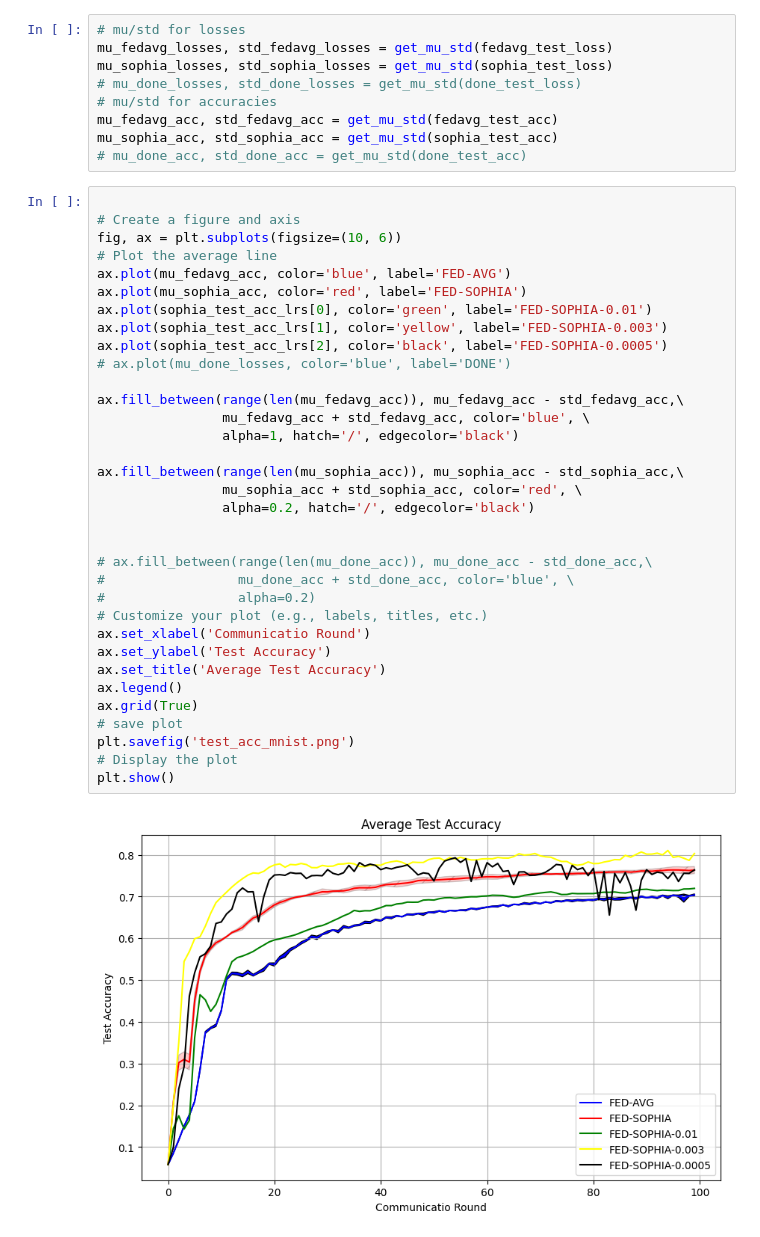
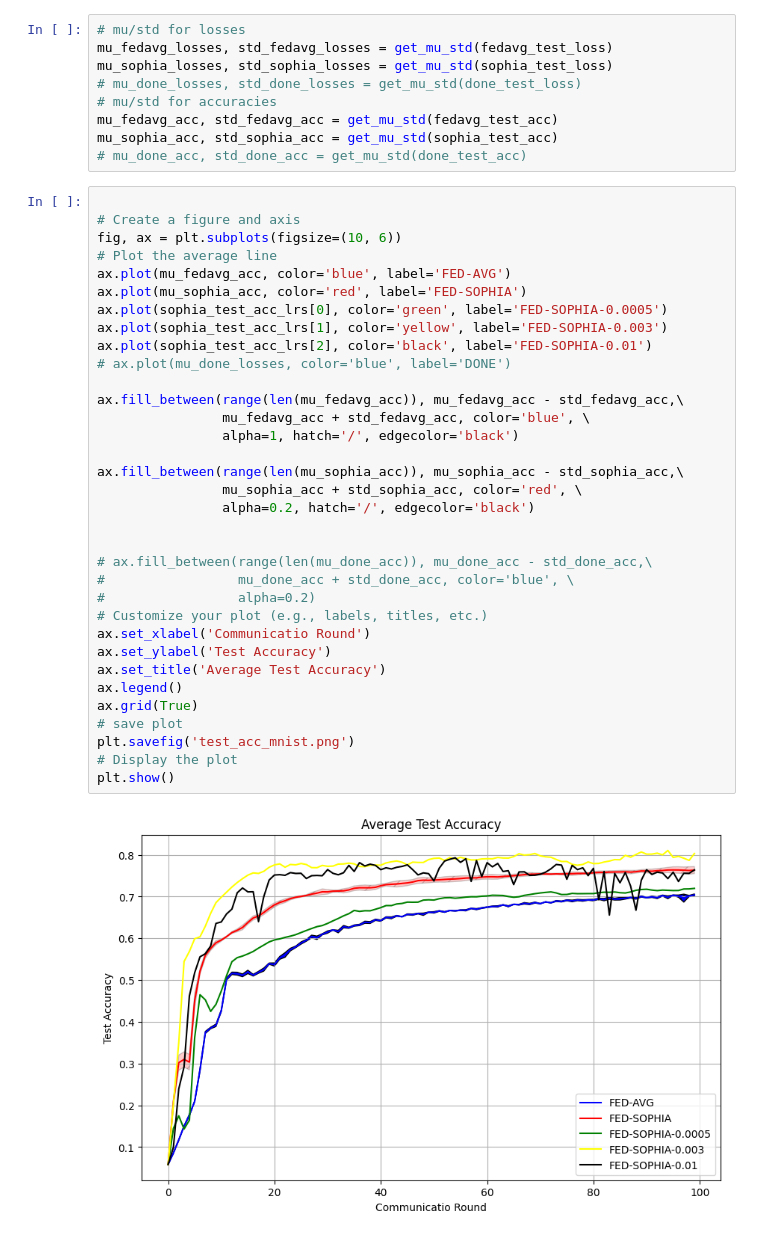
Before and after one commit to Ahmed-Khaled-Saleh/Fed-Sophia-pytorch, a Jupyter notebook: RESULTS.ipynb, the cells around one changed output. Saved outputs shown, nothing was run; the diff lists cells and outputs as text.

```diff
--- a/RESULTS.ipynb
+++ b/RESULTS.ipynb
@@ -244,33 +256,33 @@ mu_sophia_acc, std_sophia_acc = get_mu_std(sophia_test_acc)
 fig, ax = plt.subplots(figsize=(10, 6))
 # Plot the average line
 ax.plot(mu_fedavg_acc, color='blue', label='FED-AVG')
 ax.plot(mu_sophia_acc, color='red', label='FED-SOPHIA')
-ax.plot(sophia_test_acc_lrs[0], color='green', label='FED-SOPHIA-0.01')
+ax.plot(sophia_test_acc_lrs[0], color='green', label='FED-SOPHIA-0.0005')
 ax.plot(sophia_test_acc_lrs[1], color='yellow', label='FED-SOPHIA-0.003')
-ax.plot(sophia_test_acc_lrs[2], color='black', label='FED-SOPHIA-0.0005')
+ax.plot(sophia_test_acc_lrs[2], color='black', label='FED-SOPHIA-0.01')
 # ax.plot(mu_done_losses, color='blue', label='DONE')
 
 ax.fill_between(range(len(mu_fedavg_acc)), mu_fedavg_acc - std_fedavg_acc,\
                 mu_fedavg_acc + std_fedavg_acc, color='blue', \
                 alpha=1, hatch='/', edgecolor='black')
 
 ax.fill_between(range(len(mu_sophia_acc)), mu_sophia_acc - std_sophia_acc,\
                 mu_sophia_acc + std_sophia_acc, color='red', \
                 alpha=0.2, hatch='/', edgecolor='black')
 
 
 # ax.fill_between(range(len(mu_done_acc)), mu_done_acc - std_done_acc,\
 #                 mu_done_acc + std_done_acc, color='blue', \
 #                 alpha=0.2)
 # Customize your plot (e.g., labels, titles, etc.)
 ax.set_xlabel('Communicatio Round')
 ax.set_ylabel('Test Accuracy')
 ax.set_title('Average Test Accuracy')
 ax.legend()
 ax.grid(True)
 # save plot
 plt.savefig('test_acc_mnist.png')
 # Display the plot
 plt.show()
 # %% [output]
-[figure, old version]
+[figure, new version]
```
Also changed, not shown: parts of 1 cell of this notebook, 2 other files.
